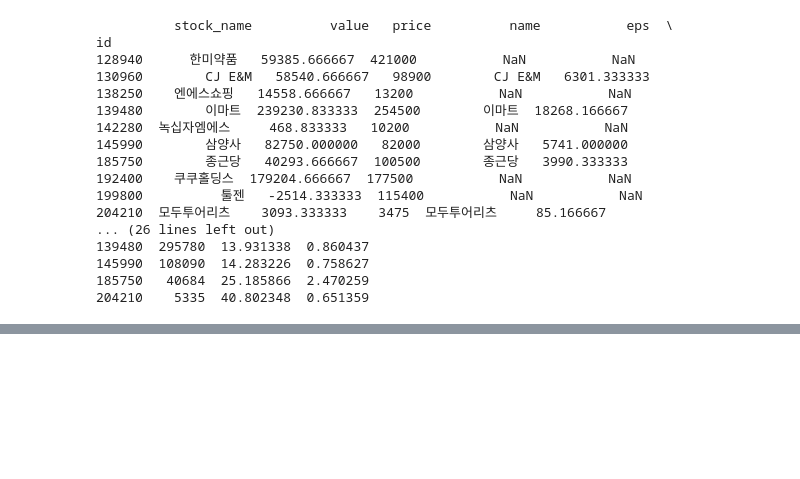
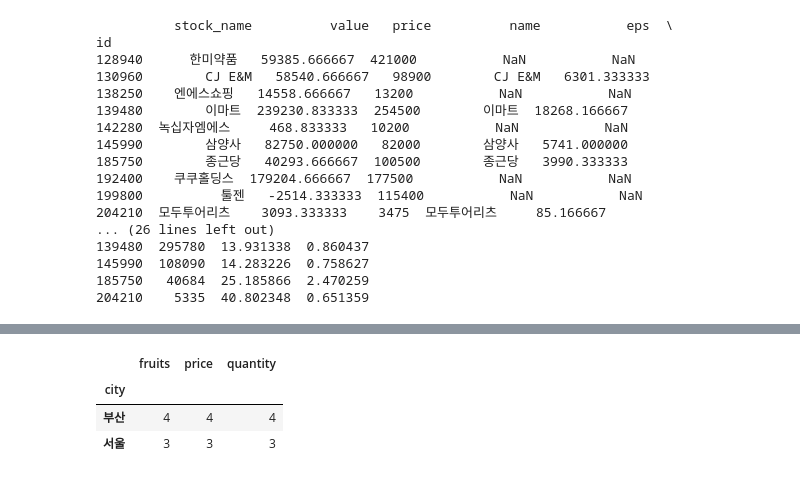
Before and after one commit to minyoungkimm/Python_Jupyter, a Jupyter notebook: 10월23일/exam9.ipynb, the cells around one changed output, grey strips where cells are left out. Saved outputs shown, nothing was run; the diff lists cells and outputs as text; code cells hidden in the pictures; blank space fills up the shorter version.

```diff
--- a/10월23일/exam9.ipynb
+++ b/10월23일/exam9.ipynb
@@ -840,3 +907,10 @@ df.groupby('city').size()['부산']
+# %%
+df.groupby('city').count()
+# %% [output]
+|  | fruits | price | quantity |
+| city |  |  |  |
+| 부산 | 4 | 4 | 4 |
+| 서울 | 3 | 3 | 3 |
 # %%
 # 예제 6-14
 import pandas as pd
```
Also changed, not shown: parts of 28 cells of this notebook, 4 other files.
